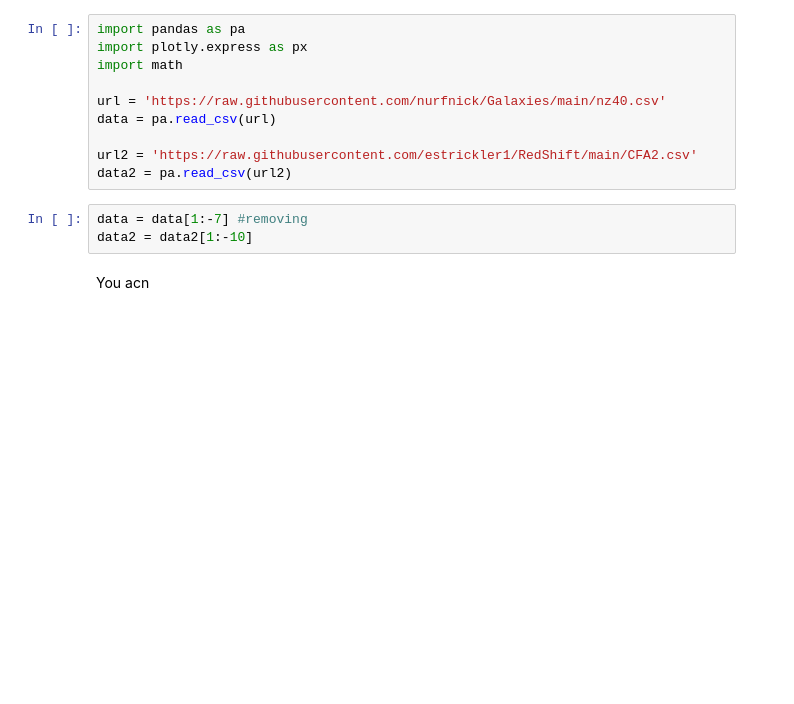
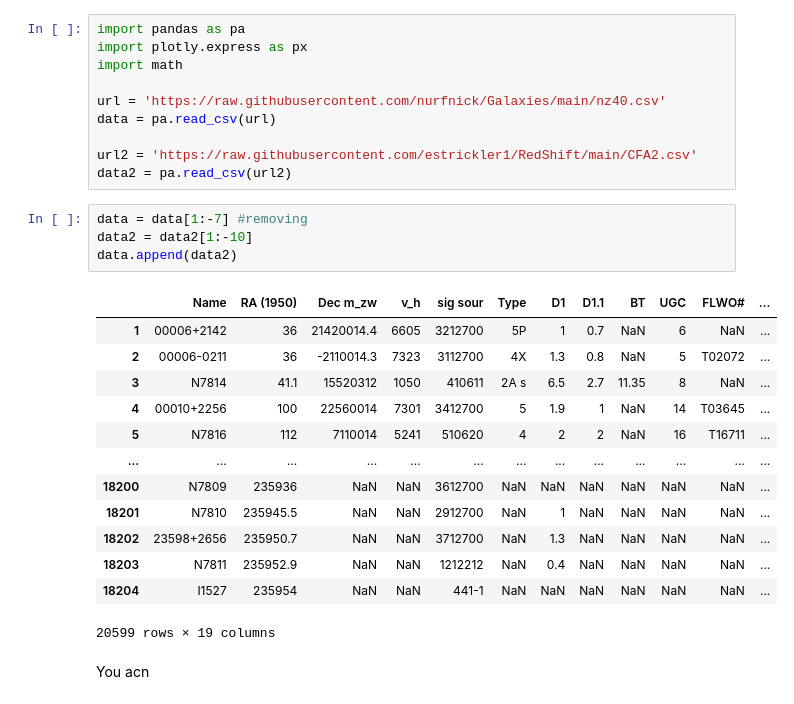
Before and after one commit to estrickler1/RedShift, a Jupyter notebook: nz40_Redshift.ipynb, the cells around one changed output. Cells and saved outputs as stored; diff of their text form; blank space fills up the shorter version.

Commit message:
Added data.append(data2), but it does not seem to work correctly.

```diff
--- a/nz40_Redshift.ipynb
+++ b/nz40_Redshift.ipynb
@@ -13,6 +13,21 @@ data2 = pa.read_csv(url2)
 # %%
 data = data[1:-7] #removing
 data2 = data2[1:-10]
+data.append(data2)
+# %% [output]
+|  | Name | RA (1950) | Dec m_zw | v_h | sig sour | Type | D1 | D1.1 | BT | UGC | FLWO# | ... |
+| 1 | 00006+2142 | 36 | 21420014.4 | 6605 | 3212700 | 5P | 1 | 0.7 | NaN | 6 | NaN | ... |
+| 2 | 00006-0211 | 36 | -2110014.3 | 7323 | 3112700 | 4X | 1.3 | 0.8 | NaN | 5 | T02072 | ... |
+| 3 | N7814 | 41.1 | 15520312 | 1050 | 410611 | 2A s | 6.5 | 2.7 | 11.35 | 8 | NaN | ... |
+| 4 | 00010+2256 | 100 | 22560014 | 7301 | 3412700 | 5 | 1.9 | 1 | NaN | 14 | T03645 | ... |
+| 5 | N7816 | 112 | 7110014 | 5241 | 510620 | 4 | 2 | 2 | NaN | 16 | T16711 | ... |
+| ... | ... | ... | ... | ... | ... | ... | ... | ... | ... | ... | ... | ... |
+| 18200 | N7809 | 235936 | NaN | NaN | 3612700 | NaN | NaN | NaN | NaN | NaN | NaN | ... |
+| 18201 | N7810 | 235945.5 | NaN | NaN | 2912700 | NaN | 1 | NaN | NaN | NaN | NaN | ... |
+| 18202 | 23598+2656 | 235950.7 | NaN | NaN | 3712700 | NaN | 1.3 | NaN | NaN | NaN | NaN | ... |
+| 18203 | N7811 | 235952.9 | NaN | NaN | 1212212 | NaN | 0.4 | NaN | NaN | NaN | NaN | ... |
+| 18204 | I1527 | 235954 | NaN | NaN | 441-1 | NaN | NaN | NaN | NaN | NaN | NaN | ... |
+20599 rows × 19 columns
 # %% [markdown]
 You acn
 # %%
```
Also changed, not shown: parts of 1 cell of this notebook.
